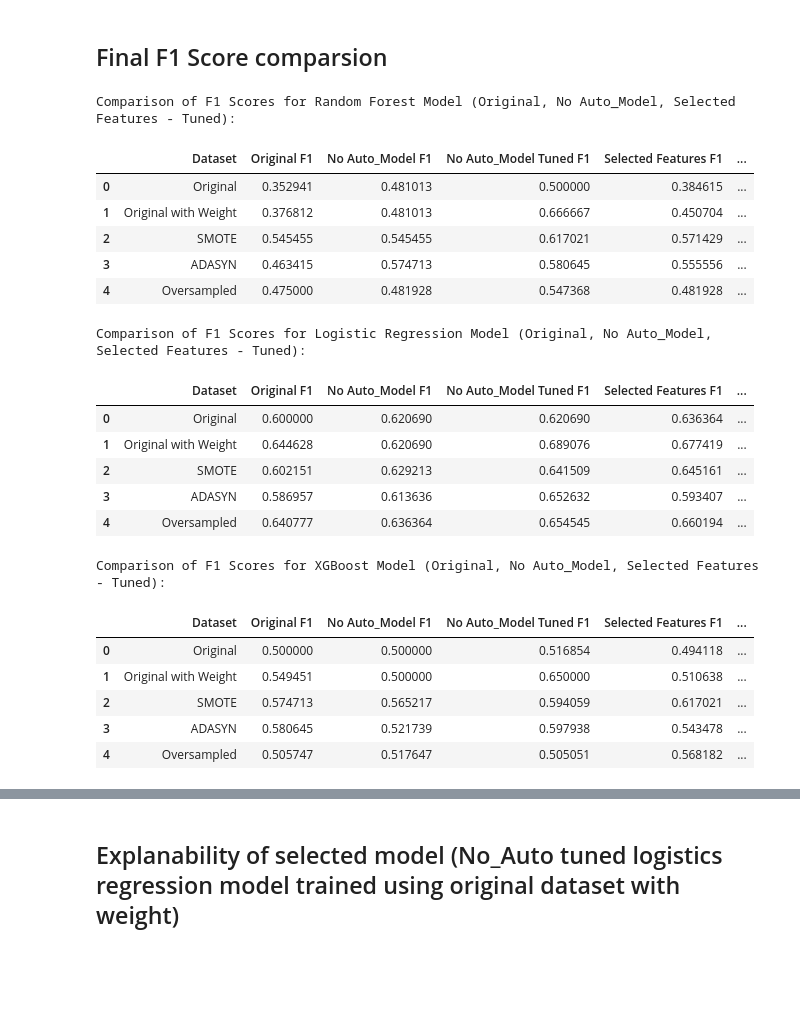
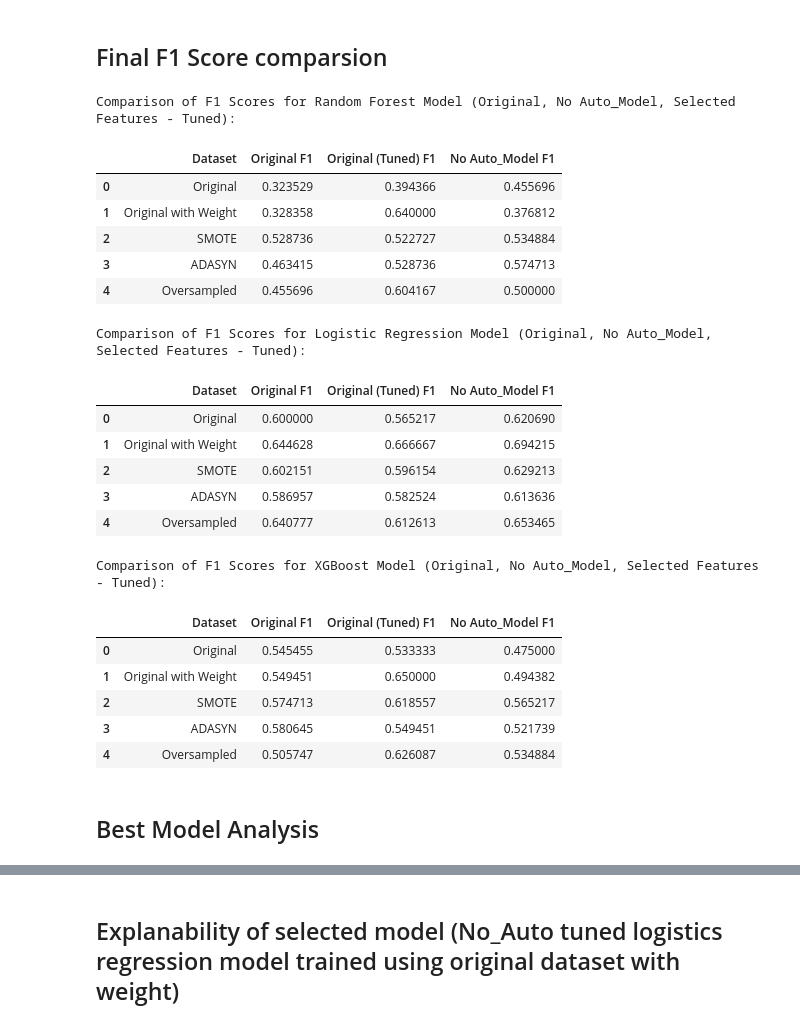
Before and after one commit to dths8/DSA4263_Vehicle-Insurance-Fraud-Detection, a Jupyter notebook: model_training/supervised_learning_models.ipynb, the cells around one changed output, grey strips where cells are left out. Drawn from its saved outputs; the diff is of its cells as text; code cells hidden in the pictures; blank space fills up the shorter version.

```diff
--- a/model_training/supervised_learning_models.ipynb
+++ b/model_training/supervised_learning_models.ipynb
@@ -264,7 +264,7 @@ for i in range(len(datasets)):
     else:
         rf_model = RandomForestClassifier(random_state=4263)
 
-    grid_search_rf = GridSearchCV(estimator=rf_model, param_grid=param_grid_rf, scoring='f1', cv=10, n_jobs=-1)
+    grid_search_rf = GridSearchCV(estimator=rf_model, param_grid=param_grid_rf, scoring='f1', cv=5, n_jobs=-1)
     grid_search_rf.fit(X_train, y_train)
     best_rf_models.append(grid_search_rf.best_estimator_)
     print(f"Best parameters for Random Forest on {dataset_names[i]}: {grid_search_rf.best_params_}")
@@ -278,7 +278,7 @@ for i in range(len(datasets)):
     else:
         logit_model = LogisticRegression(random_state=4263, max_iter=1000)
 
-    grid_search_logit = GridSearchCV(estimator=logit_model, param_grid=param_grid_logit, scoring='f1', cv=10, n_jobs=-1)
+    grid_search_logit = GridSearchCV(estimator=logit_model, param_grid=param_grid_logit, scoring='f1', cv=5, n_jobs=-1)
     grid_search_logit.fit(X_train, y_train)
     best_logit_models.append(grid_search_logit.best_estimator_)
     print(f"Best parameters for Logistic Regression on {dataset_names[i]}: {grid_search_logit.best_params_}")
@@ -292,7 +292,7 @@ for i in range(len(datasets)):
     else:
         xgb_model = xgb.XGBClassifier(random_state=4263)
 
-    grid_search_xgb = GridSearchCV(estimator=xgb_model, param_grid=param_grid_xgb, scoring='f1', cv=10, n_jobs=-1)
+    grid_search_xgb = GridSearchCV(estimator=xgb_model, param_grid=param_grid_xgb, scoring='f1', cv=5, n_jobs=-1)
     grid_search_xgb.fit(X_train, y_train)
     best_xgb_models.append(grid_search_xgb.best_estimator_)
     print(f"Best parameters for XGBoost on {dataset_names[i]}: {grid_search_xgb.best_params_}")
@@ -456,9 +456,9 @@ for i in range(len(datasets_no_auto)):
 
     # rf
     print(f"  Training Random Forest on {dataset_names[i]}...")
-    if datasets_no_auto[i] is df_original_with_weight:
+    if datasets_no_auto[i] is df_no_auto_original_with_weight:
         rf_model_no_auto = RandomForestClassifier(random_state=4263, class_weight=class_weight_dict_original)
-    elif datasets_no_auto[i] is df_weighted:
+    elif datasets_no_auto[i] is df_no_auto_oversampled:
         rf_model_no_auto = RandomForestClassifier(random_state=4263, class_weight=class_weight_dict_oversampled)
     else:
         rf_model_no_auto = RandomForestClassifier(random_state=4263)
@@ -467,9 +467,9 @@ for i in range(len(datasets_no_auto)):
 
     # lr
     print(f"  Training Logistic Regression on {dataset_names[i]}...")
-    if datasets_no_auto[i] is df_original_with_weight:
+    if datasets_no_auto[i] is df_no_auto_original_with_weight:
         logit_model_no_auto = LogisticRegression(random_state=4263, class_weight=class_weight_dict_original, max_iter=1000)
-    elif datasets_no_auto[i] is df_weighted:
+    elif datasets_no_auto[i] is df_no_auto_oversampled:
         logit_model_no_auto = LogisticRegression(random_state=4263, class_weight=class_weight_dict_oversampled, max_iter=1000)
     else:
         logit_model_no_auto = LogisticRegression(random_state=4263, max_iter=1000)
@@ -478,9 +478,9 @@ for i in range(len(datasets_no_auto)):
 
     # XGB
     print(f"  Training XGBoost on {dataset_names[i]}...")
-    if datasets_no_auto[i] is df_original_with_weight:
+    if datasets_no_auto[i] is df_no_auto_original_with_weight:
         xgb_model_no_auto = xgb.XGBClassifier(random_state=4263, scale_pos_weight = scale_pos_weight_original)
-    elif datasets_no_auto[i] is df_weighted:
+    elif datasets_no_auto[i] is df_no_auto_oversampled:
         xgb_model_no_auto = xgb.XGBClassifier(random_state=4263, scale_pos_weight = scale_pos_weight_weighted)
     else:
         xgb_model_no_auto = xgb.XGBClassifier(random_state=4263)
@@ -1391,55 +906,51 @@ display(models_comparison)
 # %%
 print("\nComparison of F1 Scores for Random Forest Model (Original, No Auto_Model, Selected Features - Tuned):")
 comparison_rf_f1_tuned = pd.DataFrame({
     'Dataset': rf_metrics_df['Dataset'],
     'Original F1': rf_metrics_df['F1 Score'],
+    'Original (Tuned) F1': best_rf_metrics_df['F1 Score'],
     'No Auto_Model F1': rf_no_auto_metrics_df['F1 Score'],
-    'No Auto_Model Tuned F1': rf_no_auto_tuned_metrics_df['F1 Score'],
-    'Selected Features F1': rf_selected_metrics_df['F1 Score'],
-    'Selected Features (Tuned) F1': best_rf_selected_metrics_df['F1 Score']
 })
 display(comparison_rf_f1_tuned)
 
 print("\nComparison of F1 Scores for Logistic Regression Model (Original, No Auto_Model, Selected Features - Tuned):")
 comparison_logit_f1_tuned = pd.DataFrame({
     'Dataset': logit_metrics_df['Dataset'],
     'Original F1': logit_metrics_df['F1 Score'],
+    'Original (Tuned) F1': best_logit_metrics_df['F1 Score'],
     'No Auto_Model F1': logit_no_auto_metrics_df['F1 Score'],
-    'No Auto_Model Tuned F1': logit_no_auto_tuned_metrics_df['F1 Score'],
-    'Selected Features F1': logit_selected_metrics_df['F1 Score'],
-    'Selected Features (Tuned) F1': best_logit_selected_metrics_df['F1 Score']
 })
 display(comparison_logit_f1_tuned)
 
 print("\nComparison of F1 Scores for XGBoost Model (Original, No Auto_Model, Selected Features - Tuned):")
 comparison_xgb_f1_tuned = pd.DataFrame({
     'Dataset': xgb_metrics_df['Dataset'],
     'Original F1': xgb_metrics_df['F1 Score'],
+    'Original (Tuned) F1': best_xgb_metrics_df['F1 Score'],
     'No Auto_Model F1': xgb_no_auto_metrics_df['F1 Score'],
-    'No Auto_Model Tuned F1': xgb_no_auto_tuned_metrics_df['F1 Score'],
-    'Selected Features F1': xgb_selected_metrics_df['F1 Score'],
-    'Selected Features (Tuned) F1': best_xgb_selected_metrics_df['F1 Score']
 })
 display(comparison_xgb_f1_tuned)
 # %% [output]
 Comparison of F1 Scores for Random Forest Model (Original, No Auto_Model, Selected Features - Tuned):
-|  | Dataset | Original F1 | No Auto_Model F1 | No Auto_Model Tuned F1 | Selected Features F1 | ... |
-| 0 | Original | 0.352941 | 0.481013 | 0.500000 | 0.384615 | ... |
-| 1 | Original with Weight | 0.376812 | 0.481013 | 0.666667 | 0.450704 | ... |
-| 2 | SMOTE | 0.545455 | 0.545455 | 0.617021 | 0.571429 | ... |
-| 3 | ADASYN | 0.463415 | 0.574713 | 0.580645 | 0.555556 | ... |
-| 4 | Oversampled | 0.475000 | 0.481928 | 0.547368 | 0.481928 | ... |
+|  | Dataset | Original F1 | Original (Tuned) F1 | No Auto_Model F1 |
+| 0 | Original | 0.323529 | 0.394366 | 0.455696 |
+| 1 | Original with Weight | 0.328358 | 0.640000 | 0.376812 |
+| 2 | SMOTE | 0.528736 | 0.522727 | 0.534884 |
+| 3 | ADASYN | 0.463415 | 0.528736 | 0.574713 |
+| 4 | Oversampled | 0.455696 | 0.604167 | 0.500000 |
 Comparison of F1 Scores for Logistic Regression Model (Original, No Auto_Model, Selected Features - Tuned):
-|  | Dataset | Original F1 | No Auto_Model F1 | No Auto_Model Tuned F1 | Selected Features F1 | ... |
-| 0 | Original | 0.600000 | 0.620690 | 0.620690 | 0.636364 | ... |
-| 1 | Original with Weight | 0.644628 | 0.620690 | 0.689076 | 0.677419 | ... |
-| 2 | SMOTE | 0.602151 | 0.629213 | 0.641509 | 0.645161 | ... |
-| 3 | ADASYN | 0.586957 | 0.613636 | 0.652632 | 0.593407 | ... |
-| 4 | Oversampled | 0.640777 | 0.636364 | 0.654545 | 0.660194 | ... |
+|  | Dataset | Original F1 | Original (Tuned) F1 | No Auto_Model F1 |
+| 0 | Original | 0.600000 | 0.565217 | 0.620690 |
+| 1 | Original with Weight | 0.644628 | 0.666667 | 0.694215 |
+| 2 | SMOTE | 0.602151 | 0.596154 | 0.629213 |
+| 3 | ADASYN | 0.586957 | 0.582524 | 0.613636 |
+| 4 | Oversampled | 0.640777 | 0.612613 | 0.653465 |
 Comparison of F1 Scores for XGBoost Model (Original, No Auto_Model, Selected Features - Tuned):
-|  | Dataset | Original F1 | No Auto_Model F1 | No Auto_Model Tuned F1 | Selected Features F1 | ... |
-| 0 | Original | 0.500000 | 0.500000 | 0.516854 | 0.494118 | ... |
-| 1 | Original with Weight | 0.549451 | 0.500000 | 0.650000 | 0.510638 | ... |
-| 2 | SMOTE | 0.574713 | 0.565217 | 0.594059 | 0.617021 | ... |
-| 3 | ADASYN | 0.580645 | 0.521739 | 0.597938 | 0.543478 | ... |
-| 4 | Oversampled | 0.505747 | 0.517647 | 0.505051 | 0.568182 | ... |
+|  | Dataset | Original F1 | Original (Tuned) F1 | No Auto_Model F1 |
+| 0 | Original | 0.545455 | 0.533333 | 0.475000 |
+| 1 | Original with Weight | 0.549451 | 0.650000 | 0.494382 |
+| 2 | SMOTE | 0.574713 | 0.618557 | 0.565217 |
+| 3 | ADASYN | 0.580645 | 0.549451 | 0.521739 |
+| 4 | Oversampled | 0.505747 | 0.626087 | 0.534884 |
+# %% [markdown]
+## Best Model Analysis
```
Also changed, not shown: parts of 27 cells of this notebook, 3 other files.
